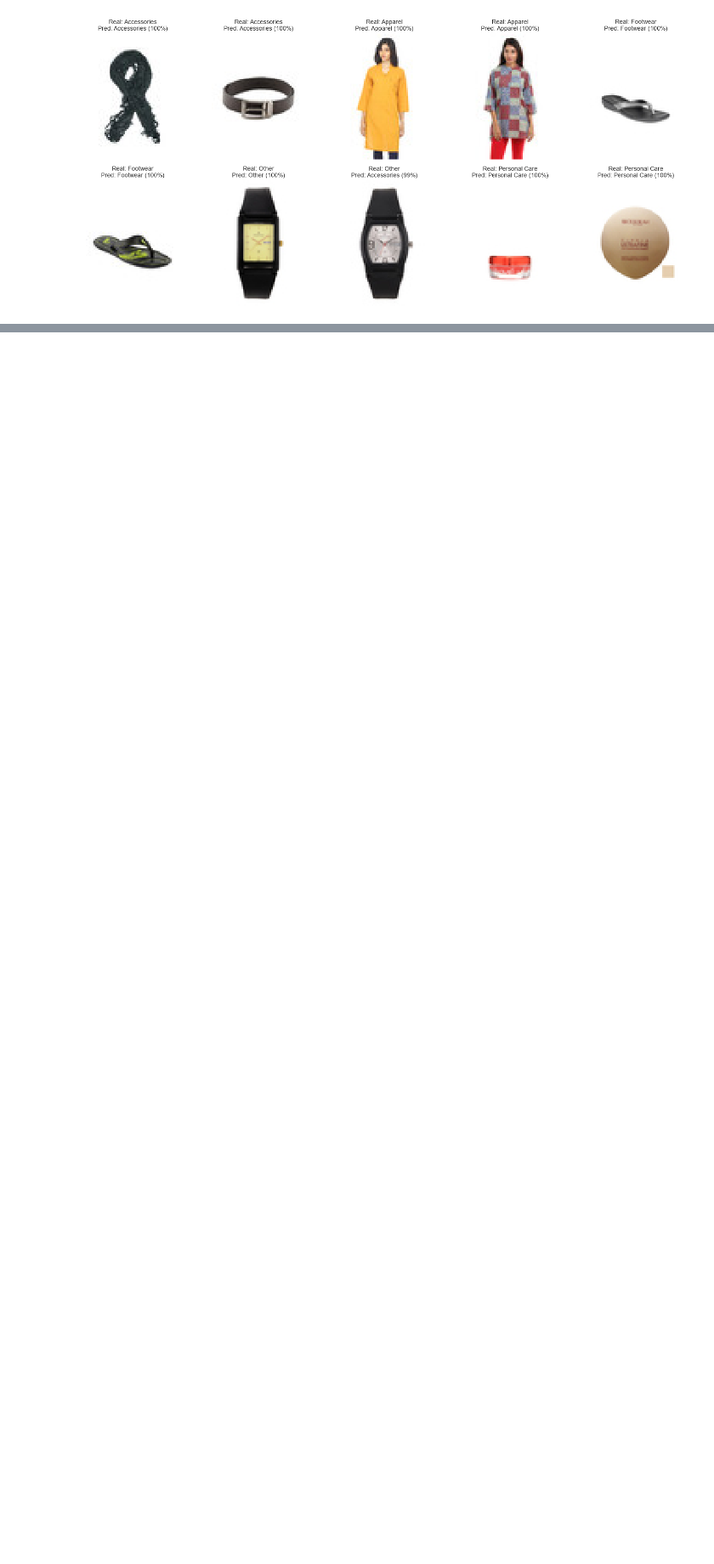
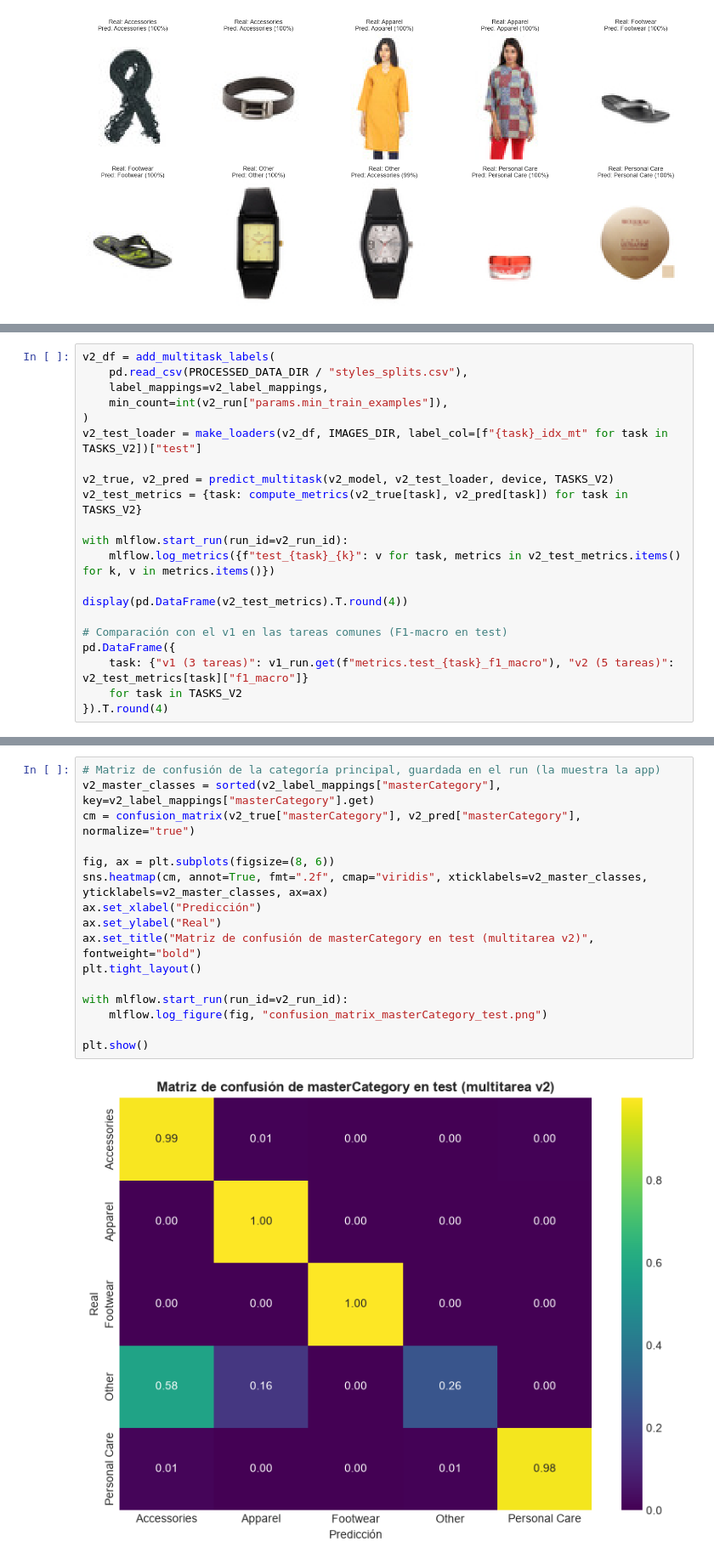
Before and after one commit to larayc/tfm-mlops-fashion, a Jupyter notebook: notebooks/05_mlflow.ipynb, the cells around one changed output, grey strips where cells are left out. Shown at 85% size. Drawn from its saved outputs; the diff is of its cells as text; blank space fills up the shorter version.

```diff
--- a/notebooks/05_mlflow.ipynb
+++ b/notebooks/05_mlflow.ipynb
@@ -231,0 +439,21 @@ plt.show()
+# %%
+v2_df = add_multitask_labels(
+    pd.read_csv(PROCESSED_DATA_DIR / "styles_splits.csv"),
+    label_mappings=v2_label_mappings,
+    min_count=int(v2_run["params.min_train_examples"]),
+)
+v2_test_loader = make_loaders(v2_df, IMAGES_DIR, label_col=[f"{task}_idx_mt" for task in TASKS_V2])["test"]
+
+v2_true, v2_pred = predict_multitask(v2_model, v2_test_loader, device, TASKS_V2)
+v2_test_metrics = {task: compute_metrics(v2_true[task], v2_pred[task]) for task in TASKS_V2}
+
+with mlflow.start_run(run_id=v2_run_id):
+    mlflow.log_metrics({f"test_{task}_{k}": v for task, metrics in v2_test_metrics.items() for k, v in metrics.items()})
+
+display(pd.DataFrame(v2_test_metrics).T.round(4))
+
+# Comparación con el v1 en las tareas comunes (F1-macro en test)
+pd.DataFrame({
+    task: {"v1 (3 tareas)": v1_run.get(f"metrics.test_{task}_f1_macro"), "v2 (5 tareas)": v2_test_metrics[task]["f1_macro"]}
+    for task in TASKS_V2
+}).T.round(4)
@@ -231,0 +473,18 @@ plt.show()
+# %%
+# Matriz de confusión de la categoría principal, guardada en el run (la muestra la app)
+v2_master_classes = sorted(v2_label_mappings["masterCategory"], key=v2_label_mappings["masterCategory"].get)
+cm = confusion_matrix(v2_true["masterCategory"], v2_pred["masterCategory"], normalize="true")
+
+fig, ax = plt.subplots(figsize=(8, 6))
+sns.heatmap(cm, annot=True, fmt=".2f", cmap="viridis", xticklabels=v2_master_classes, yticklabels=v2_master_classes, ax=ax)
+ax.set_xlabel("Predicción")
+ax.set_ylabel("Real")
+ax.set_title("Matriz de confusión de masterCategory en test (multitarea v2)", fontweight="bold")
+plt.tight_layout()
+
+with mlflow.start_run(run_id=v2_run_id):
+    mlflow.log_figure(fig, "confusion_matrix_masterCategory_test.png")
+
+plt.show()
+# %% [output]
+[figure, added]
```
Also changed, not shown: parts of 33 cells of this notebook, 1 other file.
